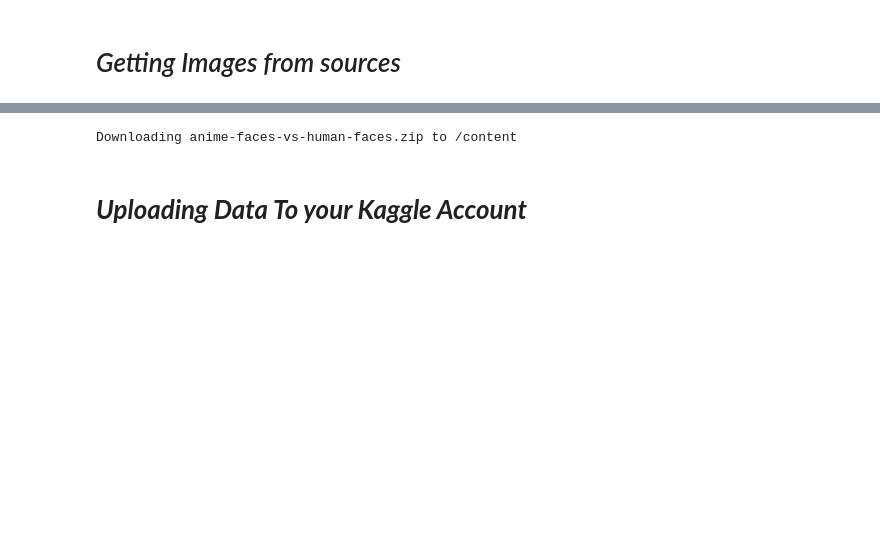
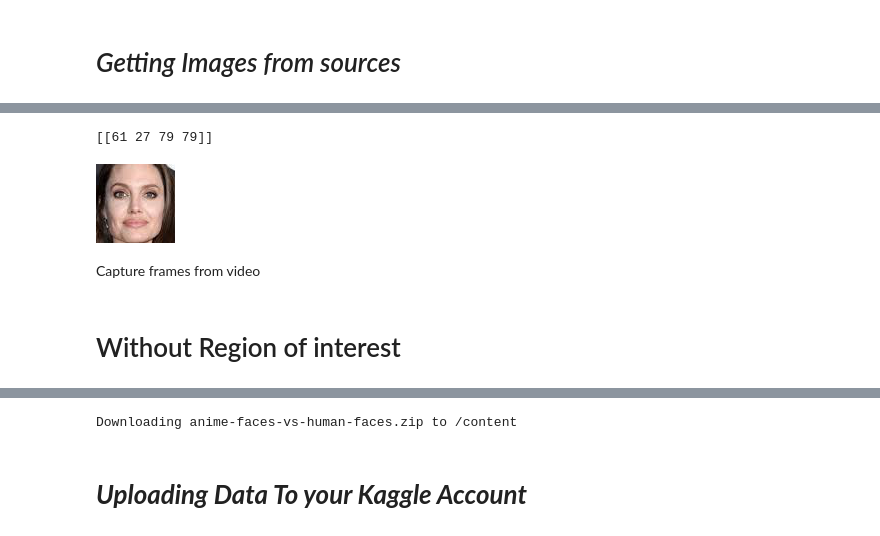
Before and after one commit to sanyam1992000/self-face-recognition, a Jupyter notebook: Dataset_to_kaggle.ipynb, the cells around one changed output, grey strips where cells are left out. Saved outputs shown, nothing was run; the diff lists cells and outputs as text; code cells hidden in the pictures; blank space fills up the shorter version.

```diff
--- a/Dataset_to_kaggle.ipynb
+++ b/Dataset_to_kaggle.ipynb
@@ -8,3 +42,39 @@ drive.mount('/content/drive')
+# %%
+import cv2
+from google.colab.patches import cv2_imshow
+face_cascade = cv2.CascadeClassifier('haarcascade_frontalface_default.xml')
+from imutils import face_utils
+from PIL import Image
+
+def return_face_with_bounding_box(test):
+  img = cv2.imread(test)
+  gray = cv2.cvtColor(img, cv2.COLOR_BGR2GRAY)
+  faces = face_cascade.detectMultiScale(gray, 1.1, 4)
+  # print(faces)
+  for (x, y, w, h) in faces:
+    images = face_cropper(test, [[x,y,w,h]])
+  #     cv2.rectangle(img, (x, y), (x+w, y+h), (255, 0, 0), 2)
+    return images
+
+
+def face_cropper(image_link,rects):
+  cropped_images=[]
+  for rect in rects:
+    my_image=Image.open(image_link)
+    x1=rect[0]
+    y1=rect[1]
+    x2=rect[2]
+    y2=rect[3]
+    cropped_images.append(my_image.crop((x1,y1,x1+x2,y1+y2)))
+  return cropped_images
+# %%
+my_image = return_face_with_bounding_box('test.jpg')
+my_image[0]
+# %% [output]
+[[61 27 79 79]]
+[figure, added]
+# %% [markdown]
+Capture frames from video
 # %%
 import cv2, os
 os.makedirs("data/sanyam",exist_ok=True)
@@ -26,3 +107,5 @@ path = ['/content/drive/My Drive/VID_20200826_115733.mp4', '/content/drive/My Dr
 
 for i in path:
   FrameCapture(i)
+# %% [markdown]
+# Without Region of interest
```
Also changed, not shown: parts of 10 cells of this notebook.
